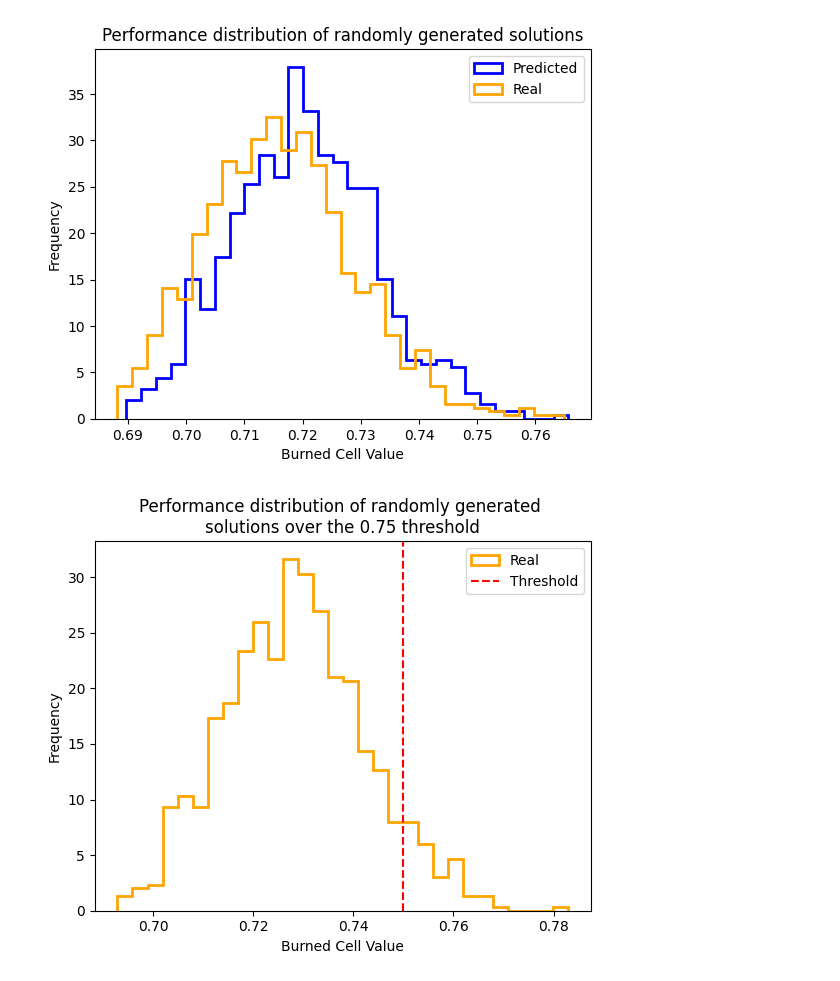
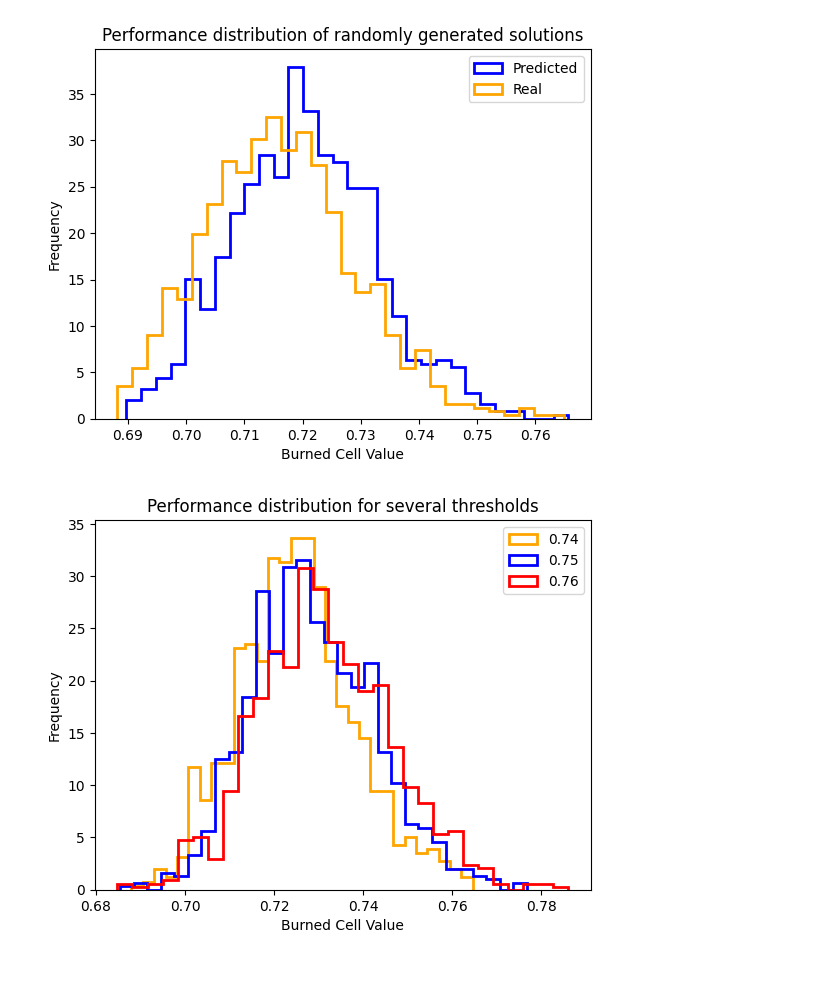
Before and after one commit to lucasmurray97/fireEncoder, a Jupyter notebook: src/experiments/homo_2/latent_space/conditional_generation.ipynb, the cells around one changed output. Drawn from its saved outputs; the diff is of its cells as text; code cells hidden in the pictures.

```diff
--- a/src/experiments/homo_2/latent_space/conditional_generation.ipynb
+++ b/src/experiments/homo_2/latent_space/conditional_generation.ipynb
@@ -131,26 +131,29 @@ plt.show()
 [figure]
 # %%
 # plot the distribution of values when the threshold is over 0.75
-dist = []
-dist_real = []
+threshold = [0.75, 0.76, 0.77]
+res = {}
+for i in threshold:
+    res[i] = ([], [])
+dist_real_3 = []
 n_samples = 1000
-threshold = 0.75
-for _ in tqdm(range(n_samples)):
-    z = torch.randn(1,256)
-    y = model.predict_burned(z)
-    while y < threshold:
+for i in threshold:
+    for _ in tqdm(range(n_samples)):
         z = torch.randn(1,256)
         y = model.predict_burned(z)
-    dist.append(y.item())
-    dist_real.append(calc_fitness(model, z.unsqueeze(0)))
+        while y < i:
+            z = torch.randn(1,256)
+            y = model.predict_burned(z)
+        res[i][0].append(y.item())
+        res[i][1].append(calc_fitness(model, z.unsqueeze(0)))
 # %%
-plt.hist(dist_real, bins=30, density=True, histtype='step', label='Real', color='orange', linewidth=2)
-# Plot line in threshold value
-plt.axvline(x=threshold, color='red', linestyle='--', label='Threshold')
-plt.title('Performance distribution of randomly generated \nsolutions over the 0.75 threshold')
+plt.hist(res[0.74][1], bins=30, density=True, histtype='step', label='0.74', color='orange', linewidth=2)
+plt.hist(res[0.75][1], bins=30, density=True, histtype='step', label='0.75', color='blue', linewidth=2)
+plt.hist(res[0.76][1], bins=30, density=True, histtype='step', label='0.76', color='red', linewidth=2)
+plt.title('Performance distribution for several thresholds')
 plt.xlabel('Burned Cell Value')
 plt.ylabel('Frequency')
 plt.legend()
 plt.show()
 # %% [output]
-[figure, old version]
+[figure, new version]
```
Also changed, not shown: 11 other files.
